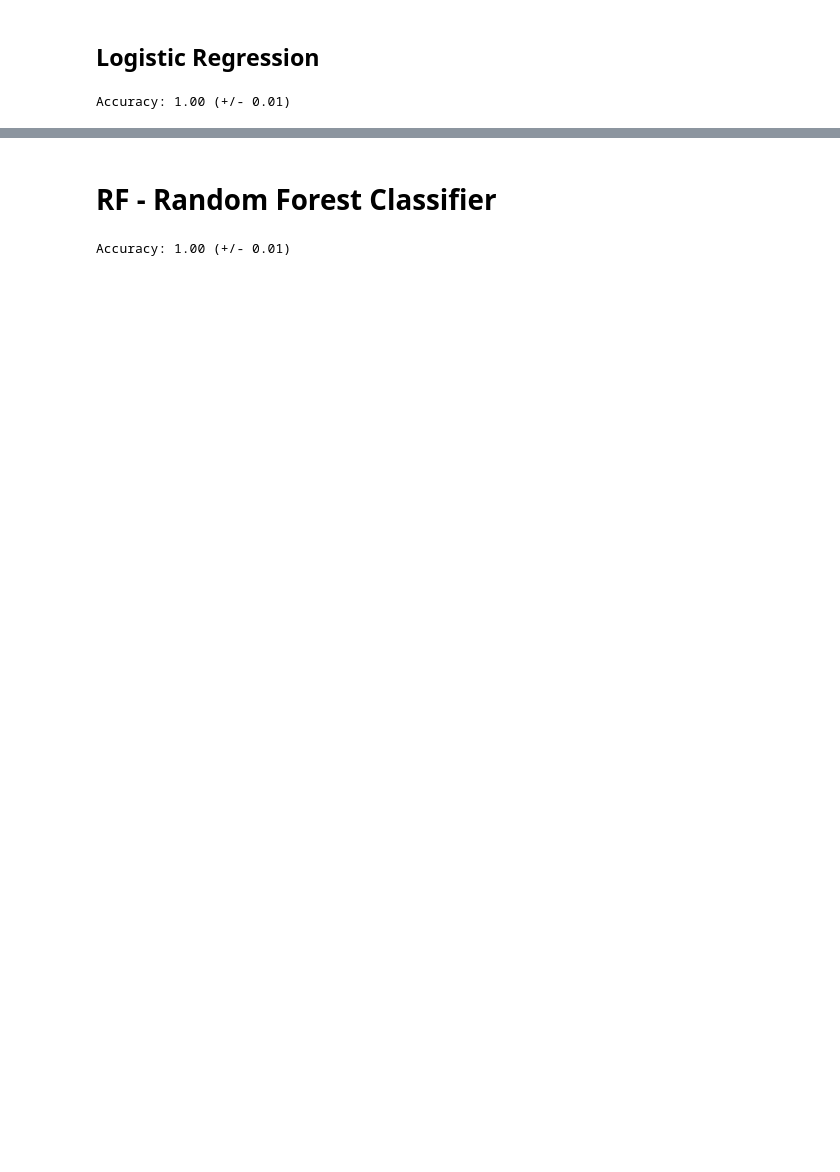
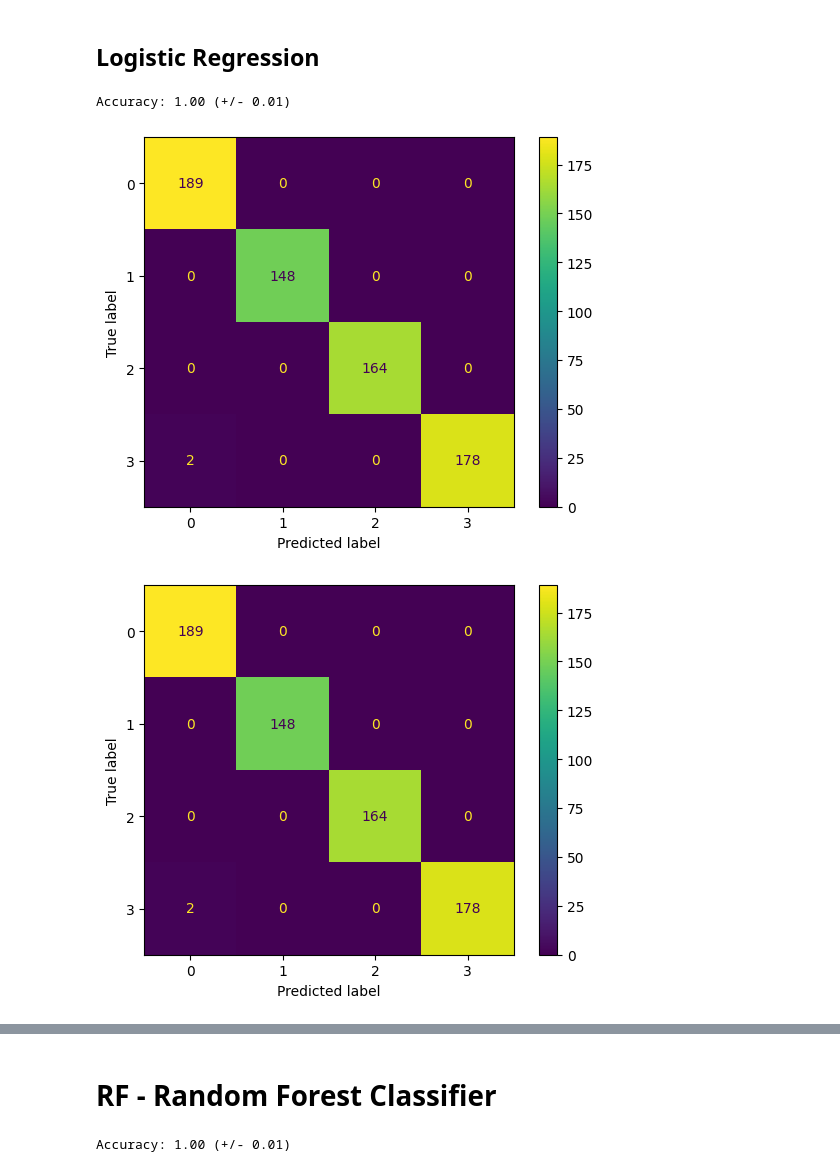
Before and after one commit to dattali18/IR_Assignments, a Jupyter notebook: Assignment.02/notebooks/IR_02_Classification.ipynb, the cells around one changed output, grey strips where cells are left out. Cells and saved outputs as stored; diff of their text form; code cells hidden in the pictures; blank space fills up the shorter version.

```diff
--- a/Assignment.02/notebooks/IR_02_Classification.ipynb
+++ b/Assignment.02/notebooks/IR_02_Classification.ipynb
@@ -221,13 +231,18 @@ Accuracy: 1.00 (+/- 0.01)
 # %%
 # same
 
 # visualize the results of the classification for all the X
 
 lr.fit(X_train, y_train)
 
-plot_confusion_matrix(lr, X_test, y_test)
+disp = ConfusionMatrixDisplay.from_estimator(lr, X_test, y_test)
+
+disp.plot()
 
 plt.show()
+# %% [output]
+[figure, added]
+[figure, added]
 # %%
 # plot the results using tsne
 
```
Also changed, not shown: parts of 19 cells of this notebook, 3 other files.
